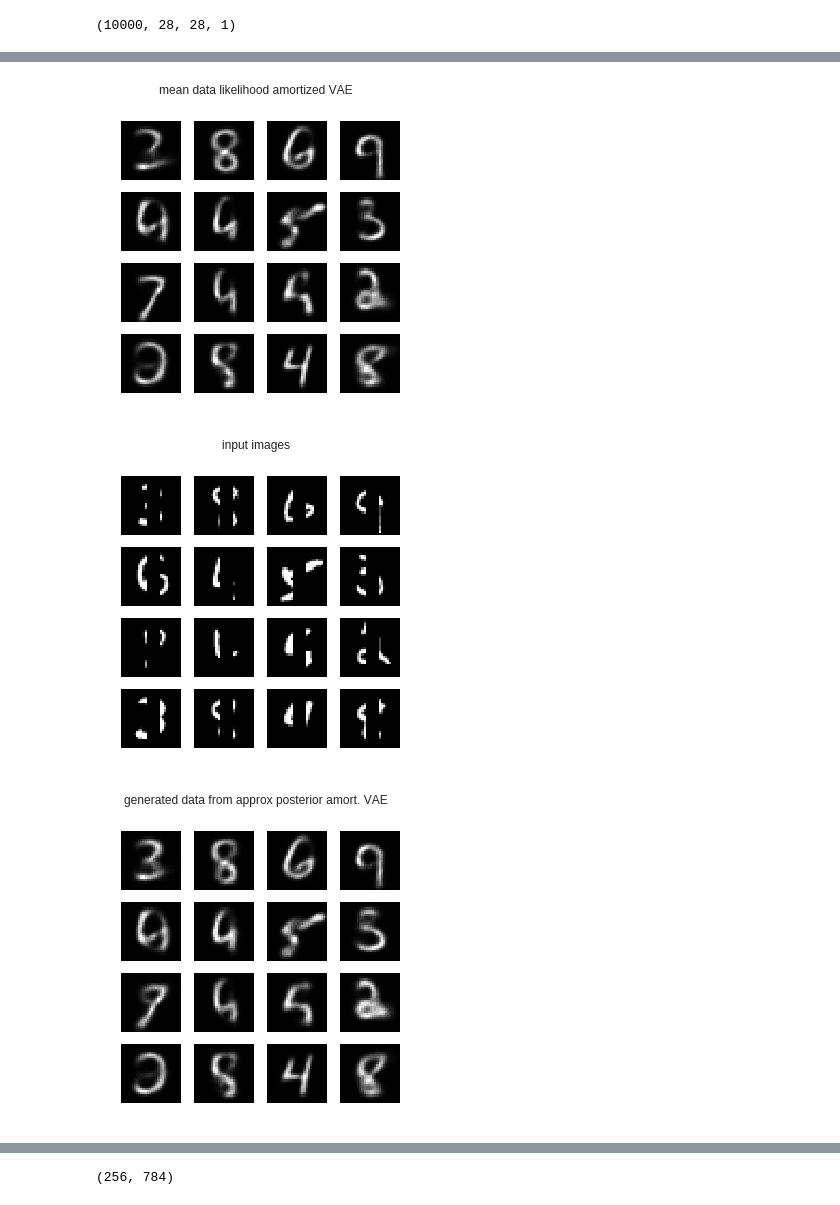
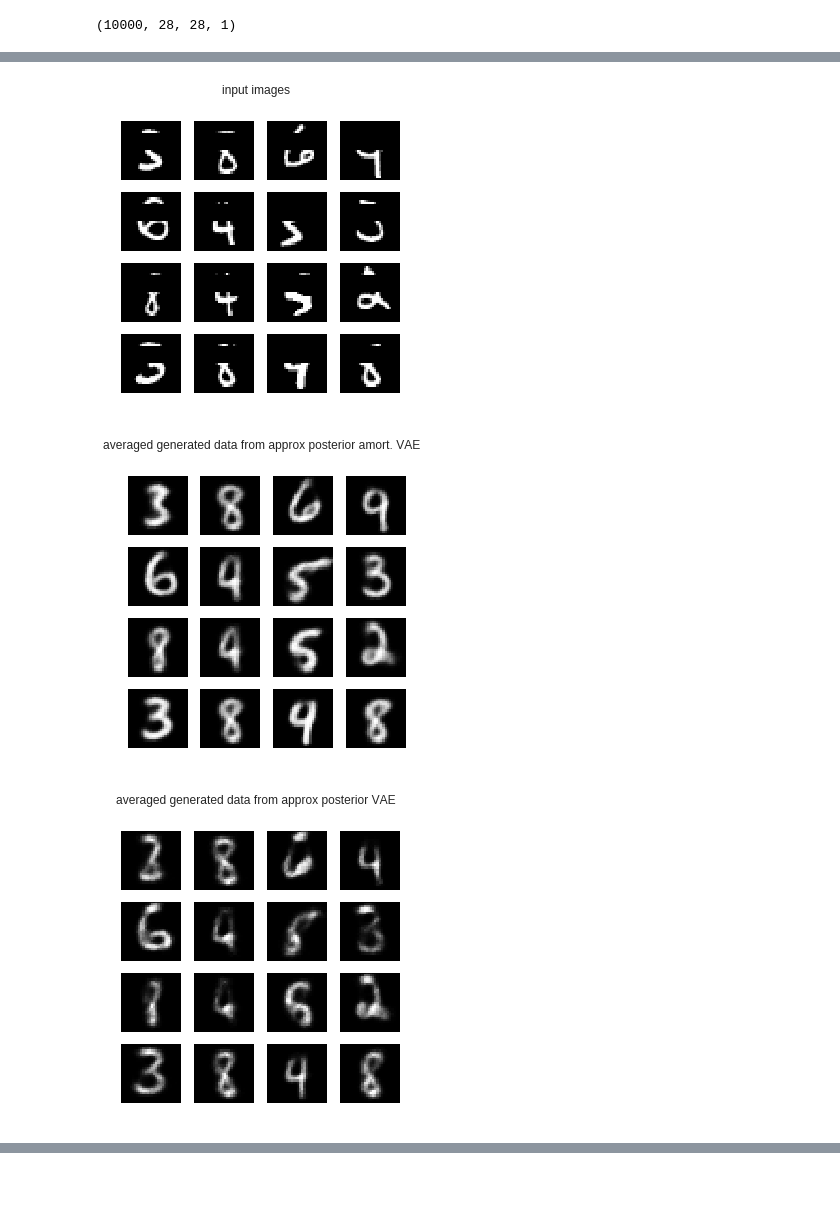
Before and after one commit to VMBoehm/DeNoPa, a Jupyter notebook: VAE.ipynb, the cells around one changed output, grey strips where cells are left out. Saved outputs shown, nothing was run; the diff lists cells and outputs as text; code cells hidden in the pictures.

```diff
--- a/VAE.ipynb
+++ b/VAE.ipynb
@@ -312,2 +309,0 @@ masked_data = x_valid[0:batch_size]*mask
-# %%
-zs  = sess.run(z_samples, feed_dict={x: x_valid[0:batch_size], sample_size:200 })
@@ -405,0 +428,12 @@ for i in range(16):
+# %%
+mask = np.ones(IMAGE_SHAPE, dtype=int)
+mask[6:14,0:28]=0
+mask = mask.reshape((28*28))
+
+mask = np.asarray([mask]*batch_size)
+print(mask.shape)
+masked_data = x_valid[0:batch_size]*mask
+
+mask = np.ones(IMAGE_SHAPE, dtype=int)
+mask[6:14,0:28]=0
+mask = mask.reshape((28*28))
@@ -406,10 +442,10 @@ for i in range(16):
 # %%
-lrate=1e-3
+lrate=1e-2
 for ii in range(1000):
-  _, ll = sess.run([opt_op2, elbo2], feed_dict={x: masked_data, lr:lrate})
+  _, ll = sess.run([opt_op2, elbo2], feed_dict={x: masked_data, lr:lrate, mymask:mask})
   posterior2_loss.append(ll)
   if ii%100==0:
-    mus, sigmas = sess.run([mu_t, sigma_t], feed_dict={x: masked_data})
+    mus, sigmas = sess.run([mu_t, sigma_t], feed_dict={x: masked_data, mymask:mask})
     print(mus[0:10])
   print(ll)
 # %% [output]
@@ -451,3 +475,4 @@ masked_data = x_valid[0:batch_size]*mask
 # %%
-res3 = sess.run(z2, feed_dict={x: x_test[0:batch_size]})
+res3 = sess.run(z2, feed_dict={x: masked_data[0:batch_size]})
+#res = sess.run(z, feed_dict={x: masked_data[0:batch_size]})
 # %%
@@ -461,21 +485,21 @@ res3 = sess.run(z2, feed_dict={x: x_test[0:batch_size]})
 # %%
-res2, inim, xrecons2 = sess.run([data_likelihood2.mean(), x, x2_samples], feed_dict={x: masked_data[0:batch_size], sample_size: 40})
-res, xrecon          = sess.run([data_likelihood.mean(),x_samples], feed_dict={x: masked_data[0:batch_size], sample_size: 40})
+inim, xrecons2 = sess.run([x, x2_samples], feed_dict={x: masked_data[0:batch_size], sample_size: 40})
+xmean, xrecon          = sess.run([data_likelihood.mean(),x_samples], feed_dict={x: masked_data[0:batch_size], sample_size: 40})
 
 figure(figsize=(5,5))
 suptitle('mean data likelihood VAE')
 for i in range(16):
     subplot(4,4,i+1)
-    imshow((res)[i].reshape((28,28)),cmap='gray',vmin=0); #colorbar()
+    imshow((xmean)[i].reshape((28,28)),cmap='gray',vmin=0); #colorbar()
     axis('off')
 
 
-figure(figsize=(5,5))
-suptitle('mean data likelihood amortized VAE')
-for i in range(16):
-    subplot(4,4,i+1)
-    imshow((res2)[i].reshape((28,28)),cmap='gray',vmin=0); #colorbar()
-    axis('off')
+# figure(figsize=(5,5))
+# suptitle('mean data likelihood amortized VAE')
+# for i in range(16):
+#     subplot(4,4,i+1)
+#     imshow((res2)[i].reshape((28,28)),cmap='gray',vmin=0); #colorbar()
+#     axis('off')
 
 
 figure(figsize=(5,5))
@@ -487,14 +511,14 @@ for i in range(16):
 
 
 figure(figsize=(5,5))
-suptitle('generated data from approx posterior amort. VAE')
+suptitle('averaged generated data from approx posterior amort. VAE')
 for i in range(16):
     subplot(4,4,i+1)
     imshow(np.mean(xrecons2[:,:,i,:],axis=(0,1)).reshape((28,28)),cmap='gray',vmin=0); #colorbar()
     axis('off')
 
 figure(figsize=(5,5))
-suptitle('generated data from approx posterior VAE')
+suptitle('averaged generated data from approx posterior VAE')
 for i in range(16):
     subplot(4,4,i+1)
     imshow(np.mean(xrecon[:,:,i,:],axis=(0,1)).reshape((28,28)),cmap='gray',vmin=0); #colorbar()
@@ -504,3 +528,3 @@ for i in range(16):
-[figure, old version]
+[figure, new version]
-[figure, old version]
+[figure, new version]
-[figure, old version]
+[figure, new version]
@@ -508,12 +530,0 @@ for i in range(16):
-# %%
-mask = np.ones(IMAGE_SHAPE)
-#mask[0:,10:14]=0
-mask[0:28,12:18]=0
-
-mask = mask.reshape((28*28))
-mask = np.asarray([mask]*batch_size)
-print(mask.shape)
-
-masked_data = x_valid[0:batch_size]*mask
-# %% [output]
-(256, 784)
```
Also changed, not shown: parts of 31 cells of this notebook.
